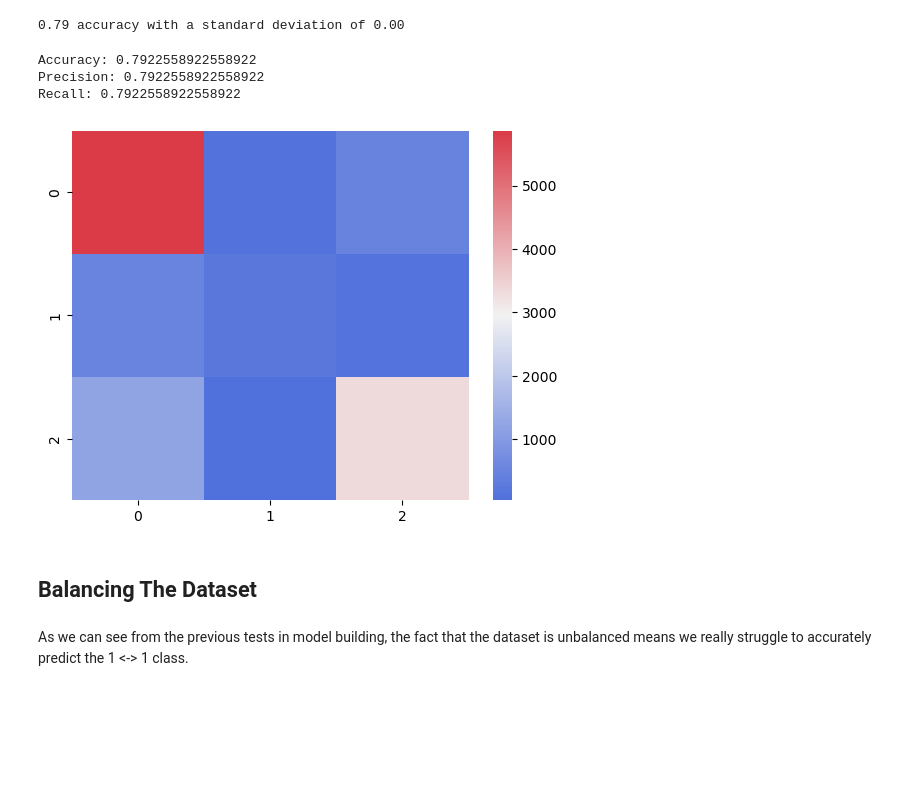
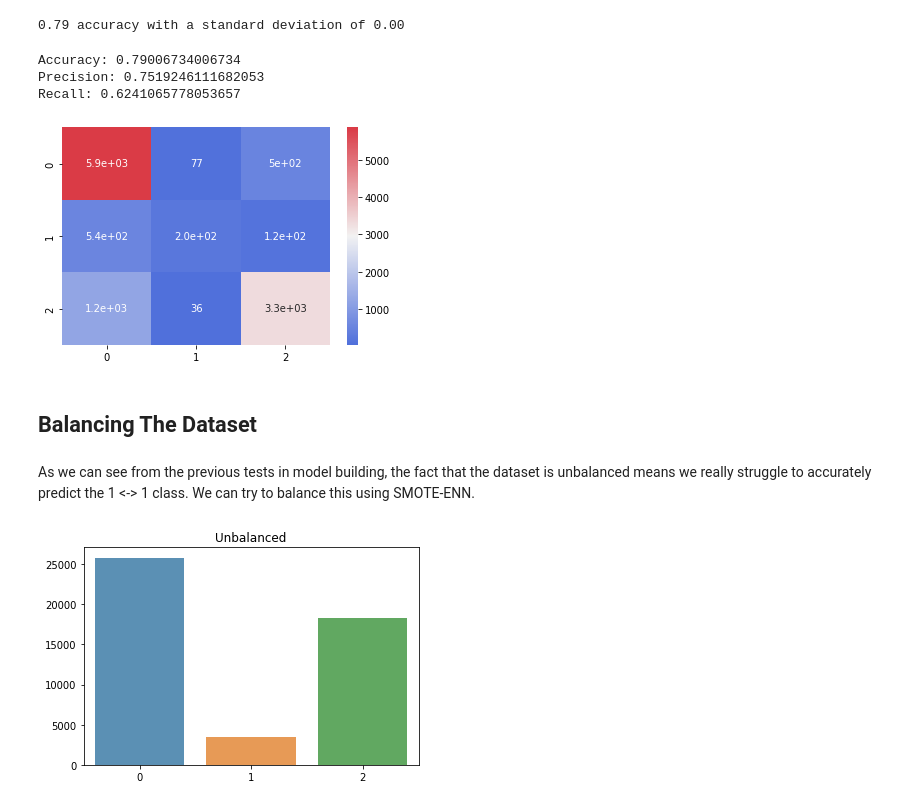
Before and after one commit to JasonErwin/dma-project, a Jupyter notebook: EDA_AND_Modelling.ipynb, the cells around one changed output. Cells and saved outputs as stored; diff of their text form; code cells hidden in the pictures; blank space fills up the shorter version.

Commit message:
hyper-parameter tuning

```diff
--- a/EDA_AND_Modelling.ipynb
+++ b/EDA_AND_Modelling.ipynb
@@ -256,7 +248,7 @@ features = clean_feature[['extraction_type_class', 'payment_type', 'quantity', '
                          'longitude_imputation', 'latitude_imputation', 'population']]
 target = df['outcome']
 # %%
-X_train, X_test, y_train, y_test = train_test_split(features, target, test_size=0.2, random_state=42)
+X_train, X_test, y_train, y_test = train_test_split(features, target, test_size=0.2, random_state=42, stratify=target)
 # %%
 sns.countplot(x='outcome', data=df)
 plt.show()
@@ -311,6 +303,7 @@ params = {
     'objective': 'multi:softmax',
     'num_class': 3,
     'eval_metric': 'merror',
+    'seed': 0
 }
 clf_xgb = xgb.XGBClassifier(**params)
 scores = cross_val_score(clf_xgb, X_train, y_train, cv=5)
@@ -318,20 +311,21 @@ print("%0.2f accuracy with a standard deviation of %0.2f" % (scores.mean(), scor
 # %% [output]
 0.79 accuracy with a standard deviation of 0.00
 # %%
+clf_xgb = xgb.XGBClassifier(**params)
 clf_xgb.fit(X_train, y_train)
 preds = clf_xgb.predict(X_test)
 print("Accuracy:", accuracy_score(y_test, preds))
-print("Precision:", precision_score(y_test, preds, average='micro'))
-print("Recall:", recall_score(y_test, preds, average='micro'))
+print("Precision:", precision_score(y_test, preds, average='macro'))
+print("Recall:", recall_score(y_test, preds, average='macro'))
 cmap = sns.diverging_palette(260, 10, as_cmap=True)
-sns.heatmap(confusion_matrix(y_test, preds), cmap=cmap)
+sns.heatmap(confusion_matrix(y_test, preds), cmap=cmap, annot=True)
 plt.show()
 # %% [output]
-Accuracy: 0.7922558922558922
-Precision: 0.7922558922558922
-Recall: 0.7922558922558922
+Accuracy: 0.79006734006734
+Precision: 0.7519246111682053
+Recall: 0.6241065778053657
-[figure, old version]
+[figure, new version]
 # %% [markdown]
 ## Balancing The Dataset
 # %% [markdown]
-As we can see from the previous tests in model building, the fact that the dataset is unbalanced means we really struggle to accurately predict the 1 <-> 1 class.
+As we can see from the previous tests in model building, the fact that the dataset is unbalanced means we really struggle to accurately predict the 1 <-> 1 class. We can try to balance this using SMOTE-ENN.
@@ -337,0 +338,7 @@ As we can see from the previous tests in model building, the fact that the datas
+# %%
+y_train_count = y_train.value_counts()
+sns.barplot(x=y_train_count.index, y=y_train_count.values, alpha=0.8)
+plt.title("Unbalanced")
+plt.show()
+# %% [output]
+[figure, added]
```
Also changed, not shown: parts of 32 cells of this notebook.
